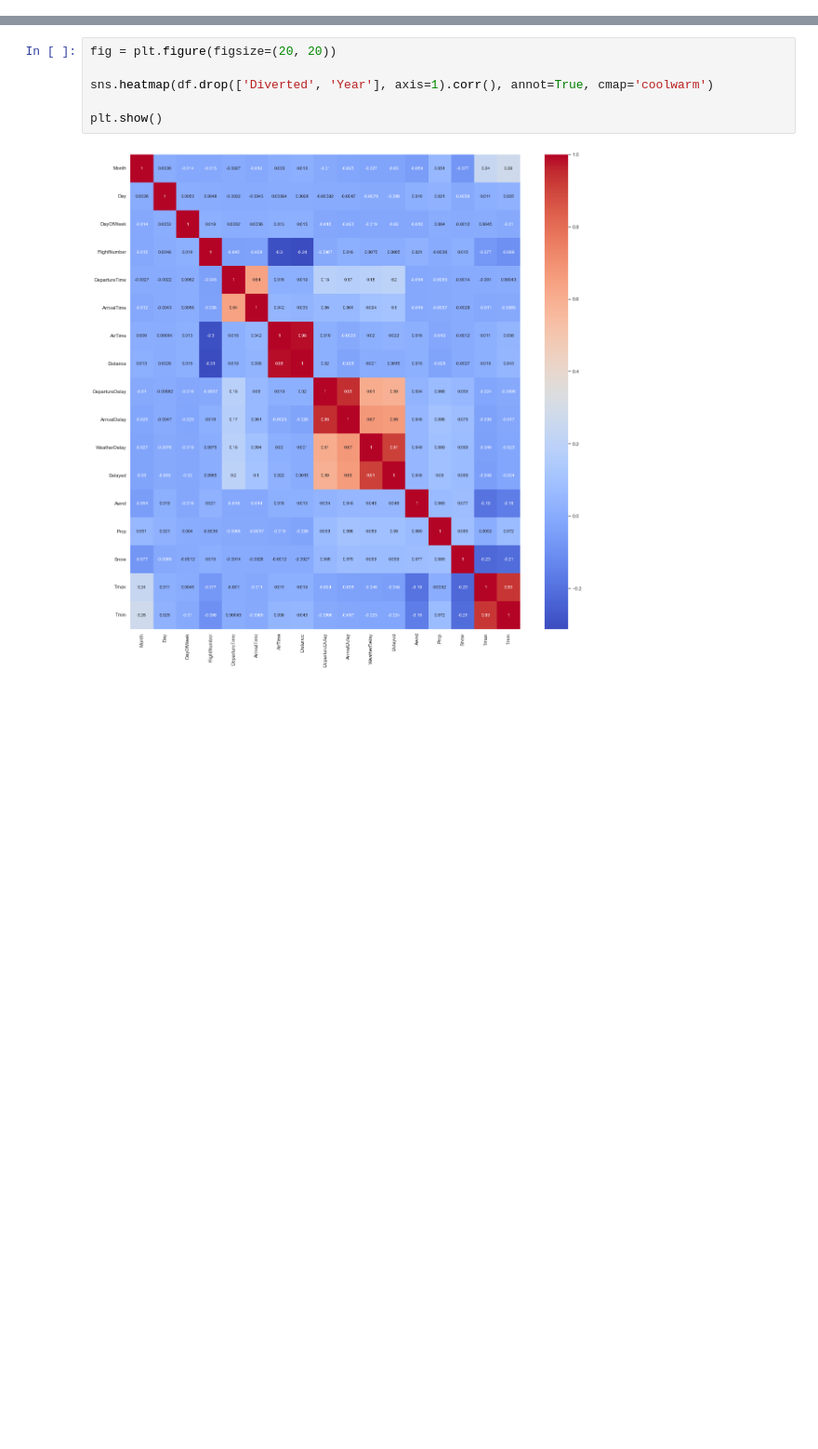
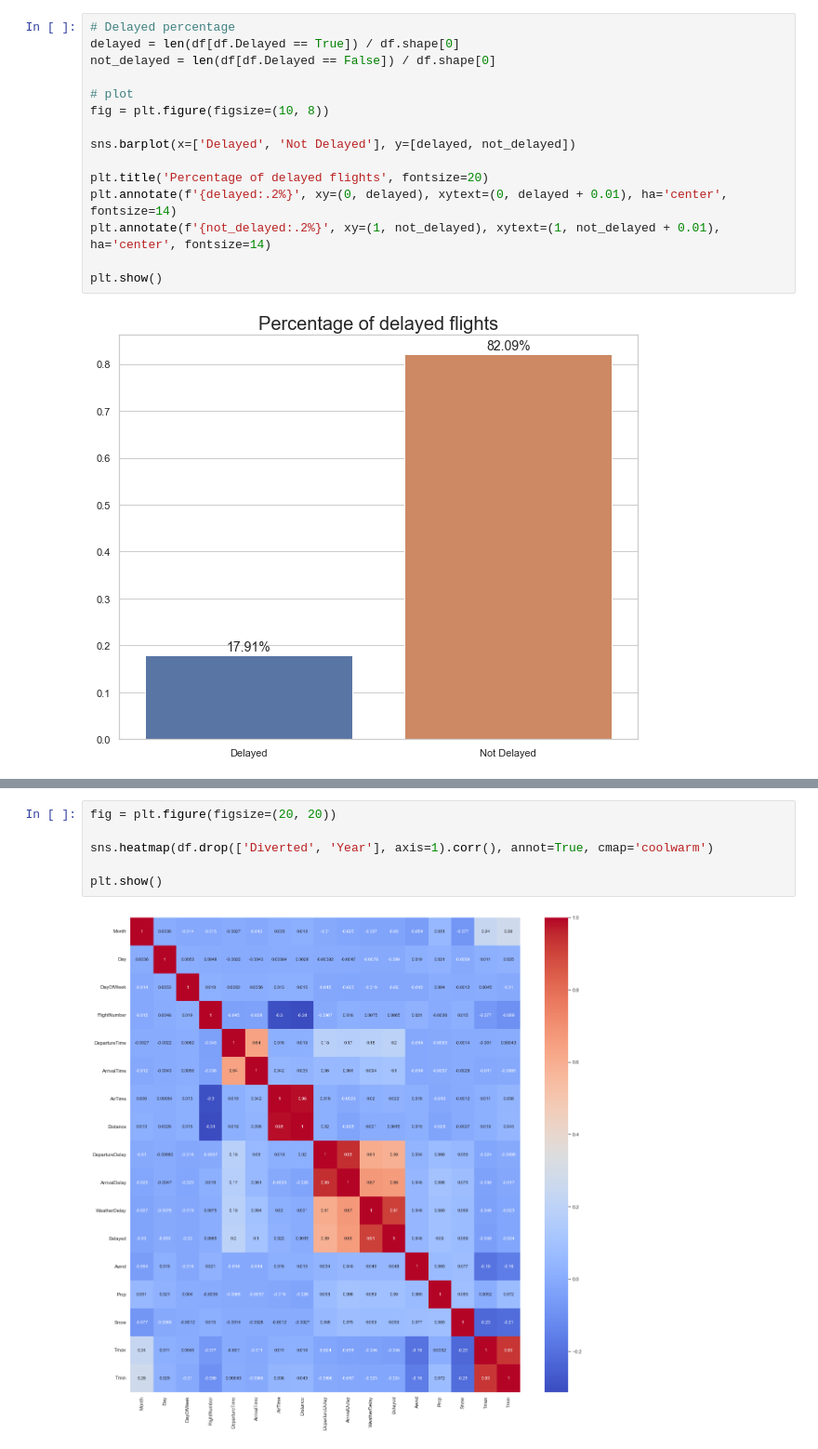
Before and after one commit to DataaAlchemist/PredictingFlightDelays, a Jupyter notebook: notebooks/02-heritsam.eda.ipynb, the cells around one changed output, grey strips where cells are left out. Shown at 93% size. Drawn from its saved outputs; the diff is of its cells as text; blank space fills up the shorter version.

```diff
--- a/notebooks/02-heritsam.eda.ipynb
+++ b/notebooks/02-heritsam.eda.ipynb
@@ -25,0 +43,17 @@ plt.show()
+# %%
+# Delayed percentage
+delayed = len(df[df.Delayed == True]) / df.shape[0]
+not_delayed = len(df[df.Delayed == False]) / df.shape[0]
+
+# plot
+fig = plt.figure(figsize=(10, 8))
+
+sns.barplot(x=['Delayed', 'Not Delayed'], y=[delayed, not_delayed])
+
+plt.title('Percentage of delayed flights', fontsize=20)
+plt.annotate(f'{delayed:.2%}', xy=(0, delayed), xytext=(0, delayed + 0.01), ha='center', fontsize=14)
+plt.annotate(f'{not_delayed:.2%}', xy=(1, not_delayed), xytext=(1, not_delayed + 0.01), ha='center', fontsize=14)
+
+plt.show()
+# %% [output]
+[figure, added]
```
Also changed, not shown: parts of 14 cells of this notebook, 3 other files.
